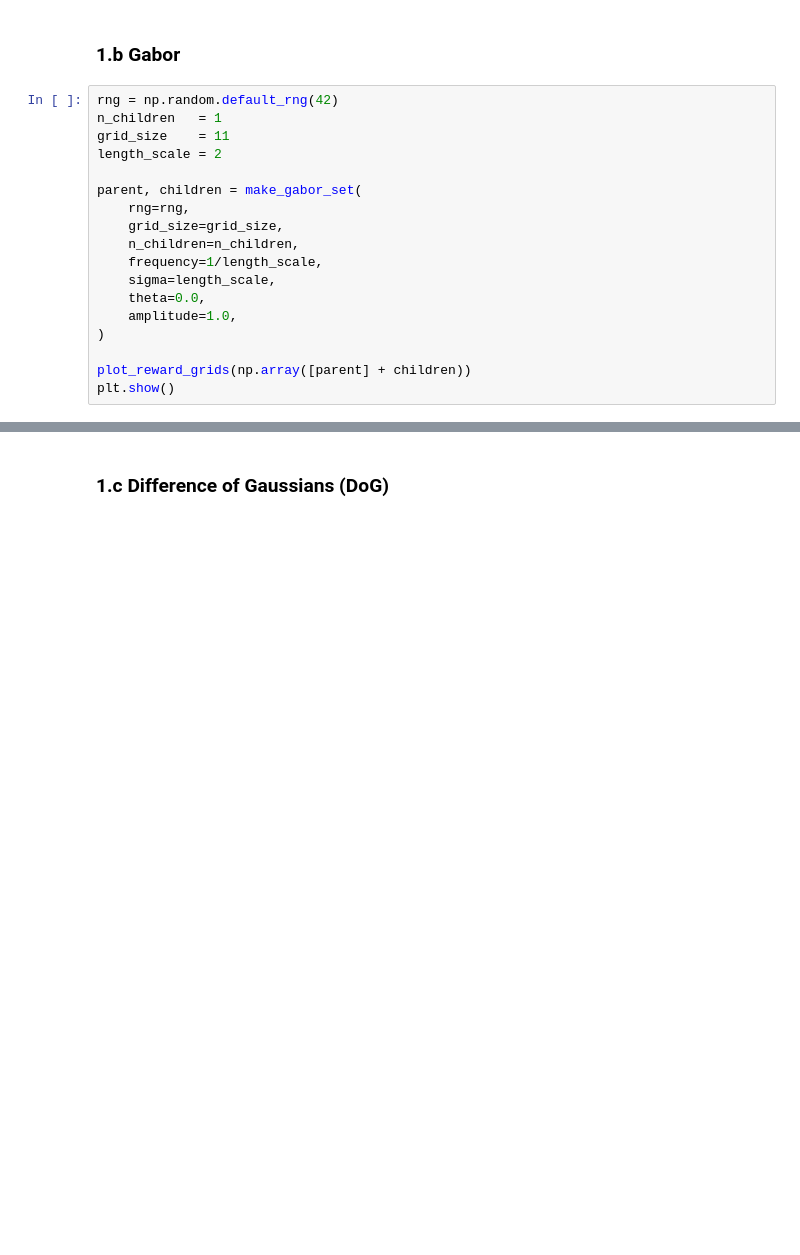
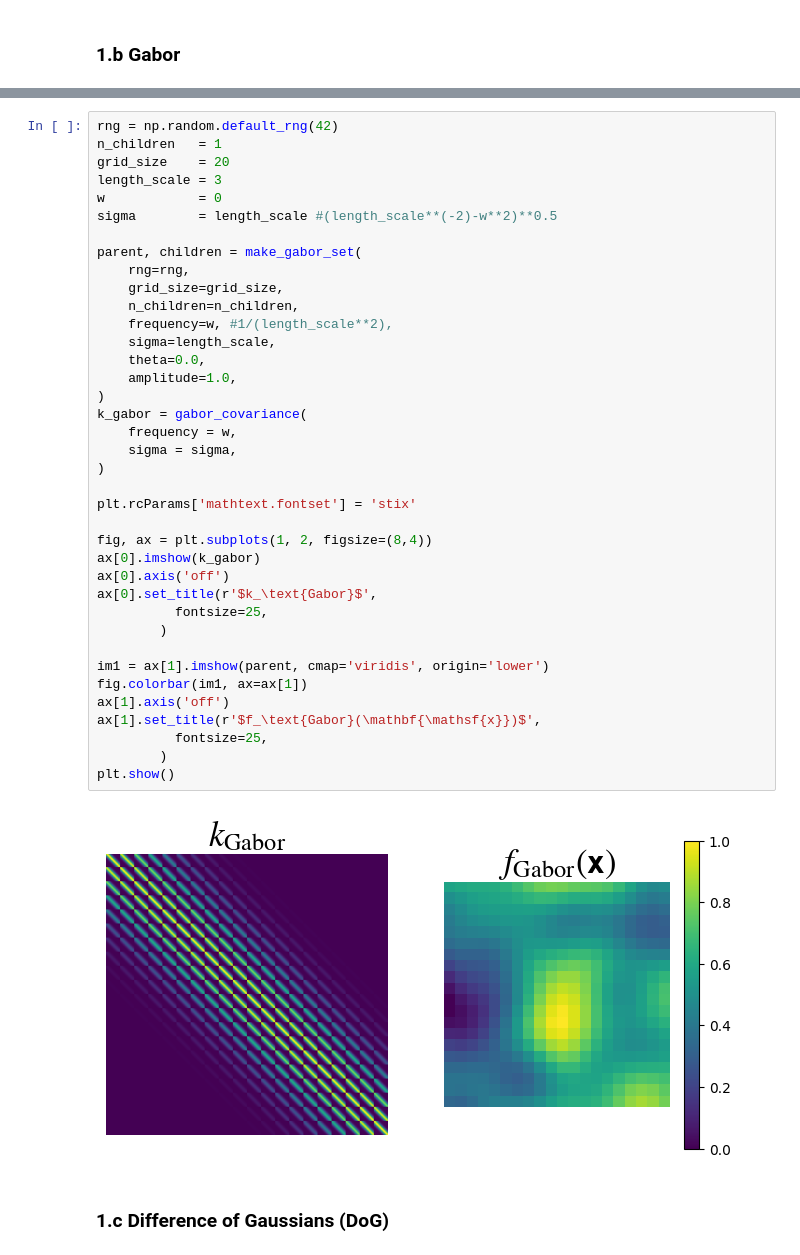
Before and after one commit to vagechirkov/Spatial-MAB-taboo, a Jupyter notebook: notebooks/reward_landscapes.ipynb, the cells around one changed output, grey strips where cells are left out. Saved outputs shown, nothing was run; the diff lists cells and outputs as text; blank space fills up the shorter version.

```diff
--- a/notebooks/reward_landscapes.ipynb
+++ b/notebooks/reward_landscapes.ipynb
@@ -37,20 +44,2 @@ plt.show()
 # %% [markdown]
 ### 1.b Gabor
-# %%
-rng = np.random.default_rng(42)
-n_children   = 1
-grid_size    = 11
-length_scale = 2
-
-parent, children = make_gabor_set(
-    rng=rng,
-    grid_size=grid_size,
-    n_children=n_children,
-    frequency=1/length_scale,
-    sigma=length_scale,
-    theta=0.0,
-    amplitude=1.0,
-)
-
-plot_reward_grids(np.array([parent] + children))
-plt.show()
@@ -59,3 +68,43 @@ plt.show()
+# %%
+rng = np.random.default_rng(42)
+n_children   = 1
+grid_size    = 20
+length_scale = 3
+w            = 0
+sigma        = length_scale #(length_scale**(-2)-w**2)**0.5
+
+parent, children = make_gabor_set(
+    rng=rng,
+    grid_size=grid_size,
+    n_children=n_children,
+    frequency=w, #1/(length_scale**2),
+    sigma=length_scale,
+    theta=0.0,
+    amplitude=1.0,
+)
+k_gabor = gabor_covariance(
+    frequency = w,
+    sigma = sigma,
+)
+
+plt.rcParams['mathtext.fontset'] = 'stix'
+
+fig, ax = plt.subplots(1, 2, figsize=(8,4))
+ax[0].imshow(k_gabor)
+ax[0].axis('off')
+ax[0].set_title(r'$k_\text{Gabor}$',
+          fontsize=25,
+        )
+
+im1 = ax[1].imshow(parent, cmap='viridis', origin='lower')
+fig.colorbar(im1, ax=ax[1])
+ax[1].axis('off')
+ax[1].set_title(r'$f_\text{Gabor}(\mathbf{\mathsf{x}})$',
+          fontsize=25,
+        )
+plt.show()
+# %% [output]
+[figure, added]
 # %% [markdown]
 ### 1.c Difference of Gaussians (DoG)
 # %%
```
Also changed, not shown: parts of 4 cells of this notebook, 7 other files.
